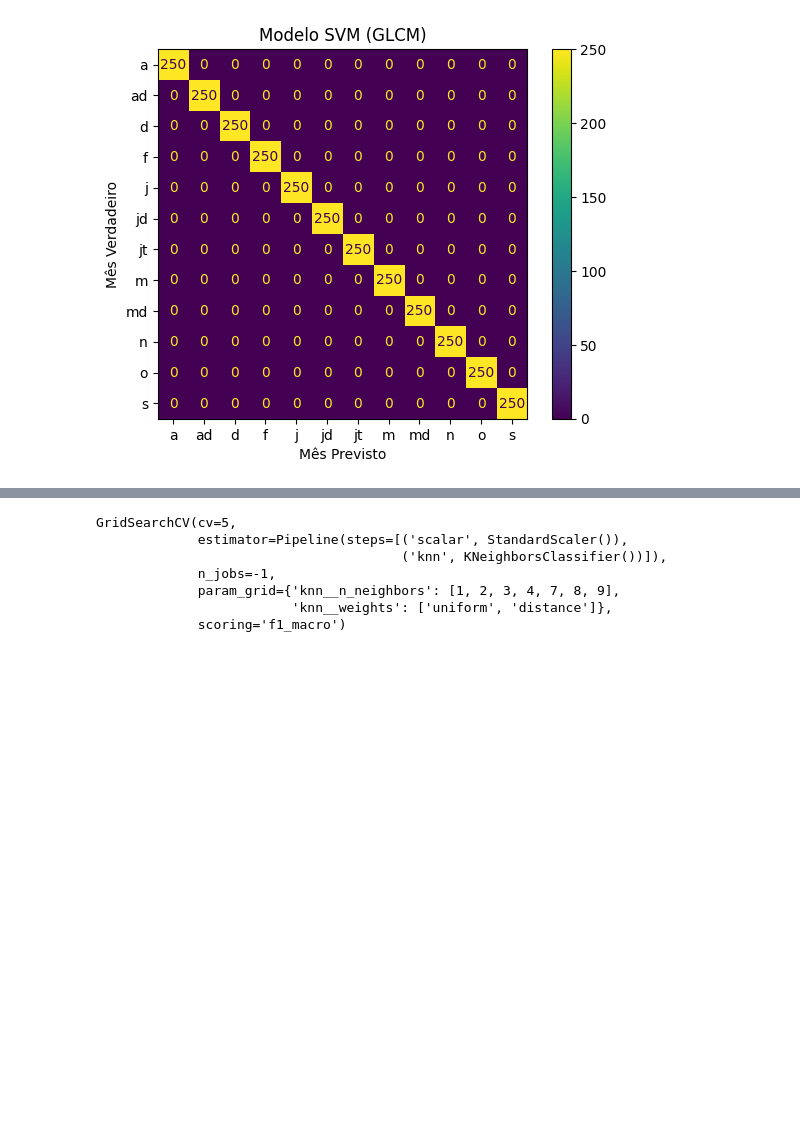
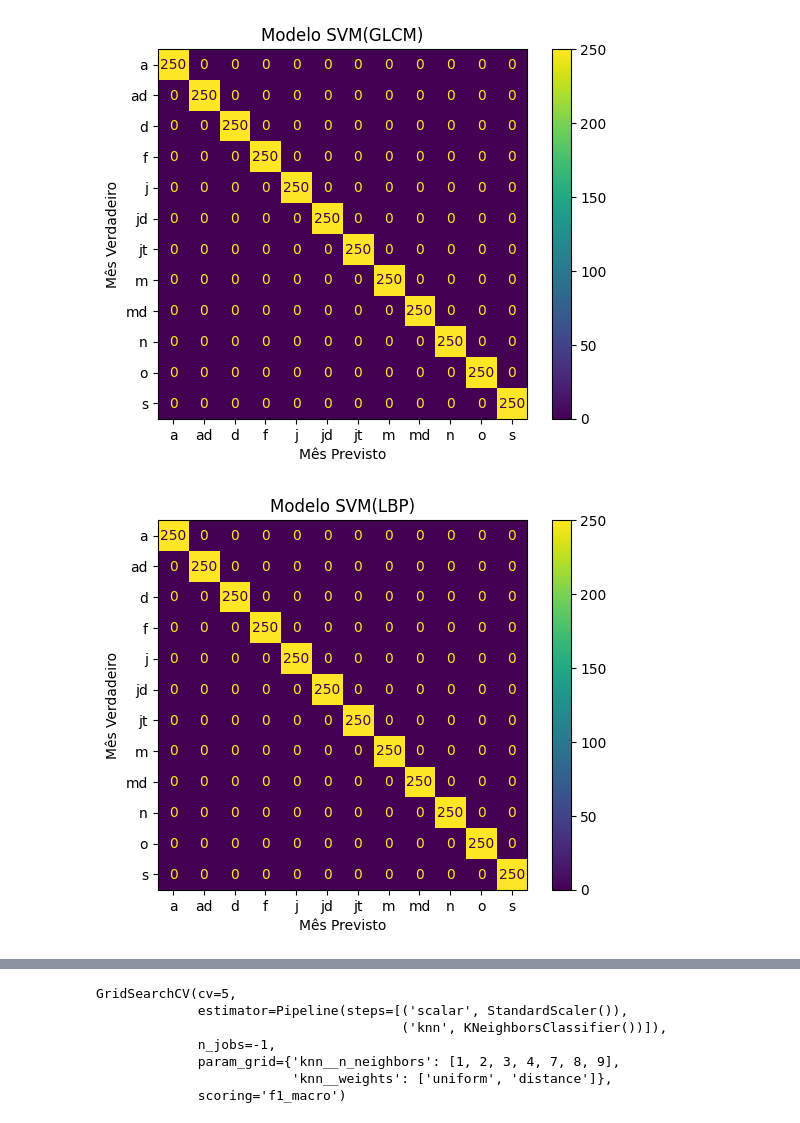
Before and after one commit to alguiguilo098/Trabalho-Final-Inteligencia-Computacional, a Jupyter notebook: main.ipynb, the cells around one changed output, grey strips where cells are left out. Saved outputs shown, nothing was run; the diff lists cells and outputs as text; code cells hidden in the pictures; blank space fills up the shorter version.

```diff
--- a/main.ipynb
+++ b/main.ipynb
@@ -57,7 +57,7 @@ parameters={
     "model__gamma":["auto","scale"]
 }
 
-svm=GridSearchCV(estimator=pipe,
+svmlpq=GridSearchCV(estimator=pipe,
                     param_grid=parameters,
                     scoring="f1_macro",
                     cv=CVPARTS,n_jobs=-1)
@@ -64,7 +92,4 @@ svm=GridSearchCV(estimator=pipe,
 # %%
-if DESCRIPTOR=="GLCM":
-    svm.fit(X=X_glcm,y=y)
-elif DESCRIPTOR=="LBP":
-    svm.fit(X=X_lbp,y=y)
-elif DESCRIPTOR=="LPQ":
-    svm.fit(X=X_lpq,y=y)
+svmglcm.fit(X=X_glcm,y=y)
+svmlbp.fit(X=X_lbp,y=y)
+svmlpq.fit(X=X_lpq,y=y)
@@ -82 +104,5 @@ svm.best_params_
+# %%
+ypredsvmglcm=svmglcm.predict(X=X_glcm)
+ypredsvmlbp=svmlbp.predict(X=X_lbp)
+ypredsvmlpq=svmlpq.predict(X=X_lpq)
 # %%
@@ -119,14 +225,32 @@ weighted avg       1.00      1.00      1.00      3000
 # %%
 #Confusion Matrix
 
-ConfusionMatrixDisplay.from_predictions(y,ypred)
+ConfusionMatrixDisplay.from_predictions(y,ypredsvmglcm)
 
-plt.title("Modelo SVM"+" "+"("+DESCRIPTOR+")")
+plt.title("Modelo SVM(GLCM)")
 
 plt.xlabel("Mês Previsto")
 
 plt.ylabel("Mês Verdadeiro")
 
-plt.show()
+
+ConfusionMatrixDisplay.from_predictions(y,ypredsvmlpq)
+
+plt.title("Modelo SVM(LBP)")
+
+plt.xlabel("Mês Previsto")
+
+plt.ylabel("Mês Verdadeiro")
+
+ConfusionMatrixDisplay.from_predictions(y,ypredsvmlpq)
+
+plt.title("Modelo SVM(LPQ)")
+
+plt.xlabel("Mês Previsto")
+
+plt.ylabel("Mês Verdadeiro")
+
+plt.tight_layout()
 # %% [output]
-[figure, old version]
+[figure, new version]
+[figure, added]
```
Also changed, not shown: parts of 11 cells of this notebook, 6 other files.
